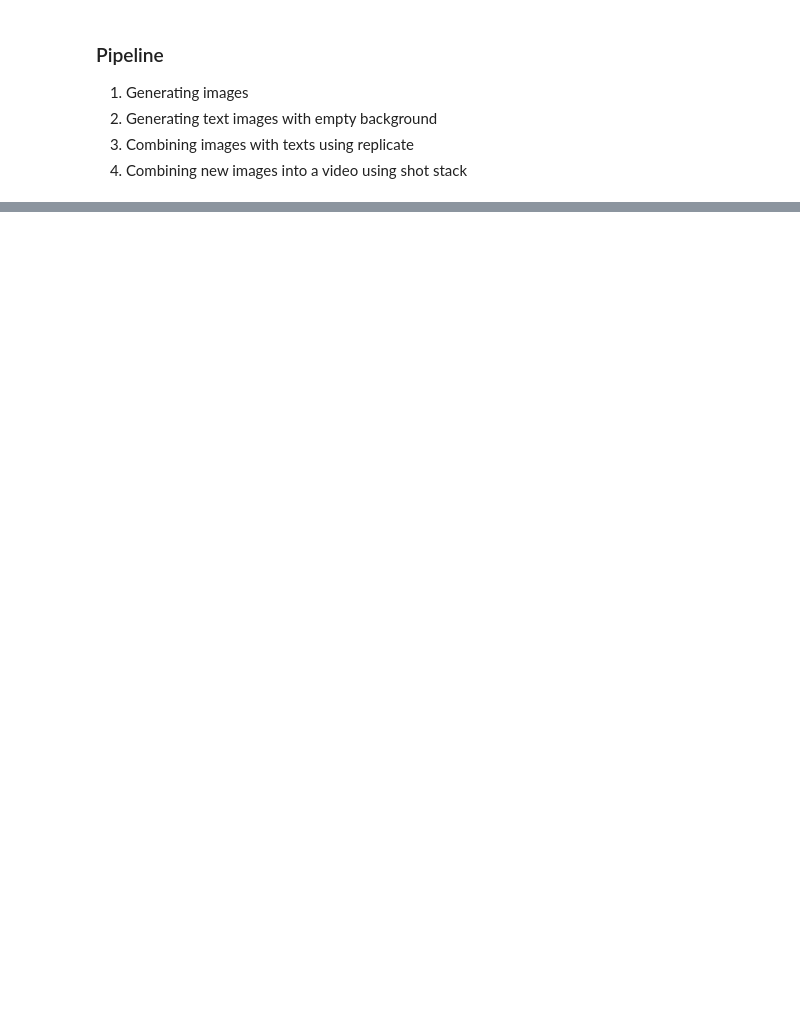
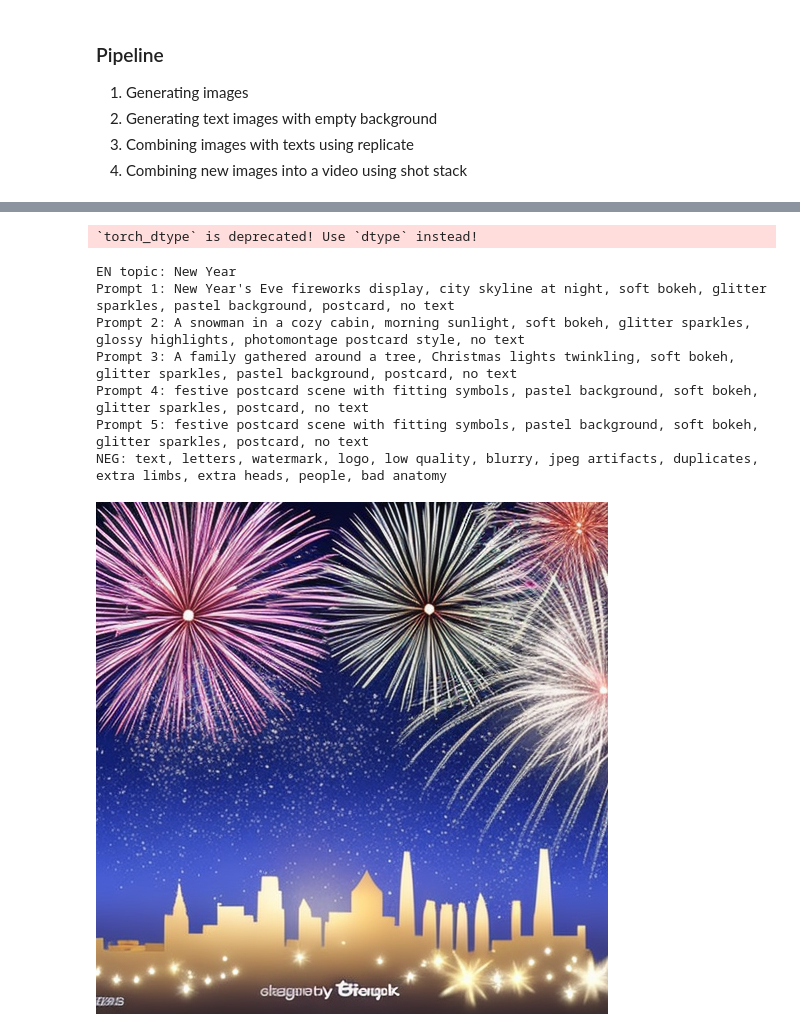
Before and after one commit to Lab-of-suffering/Cringe-media-production, a Jupyter notebook: notebooks/pipeline_example.ipynb, the cells around one changed output, grey strips where cells are left out. Cells and saved outputs as stored; diff of their text form; code cells hidden in the pictures; blank space fills up the shorter version.

```diff
--- a/notebooks/pipeline_example.ipynb
+++ b/notebooks/pipeline_example.ipynb
@@ -41,7 +63,7 @@ from uuid import UUID, uuid4
 DEVICE   = "cuda" if torch.cuda.is_available() else "cpu"
 DTYPE    = torch.float16 if DEVICE == "cuda" else torch.float32
 W, H     = 512, 512
-LORA_DIR = ""
+LORA_DIR = "/content"
 WT_NAME  = "pytorch_lora_weights.safetensors"
 BASE     = "Manojb/stable-diffusion-2-1-base"
 
@@ -127,7 +149,7 @@ def make_three_prompts(user_text: str, temperature=0.2) -> dict:
     )
     raw = q_tok.decode(out[0, enc["input_ids"].shape[-1]:], skip_special_tokens=True)
     lines = [s.strip() for s in raw.splitlines() if s.strip()]
-    lines = lines[:3] if len(lines) >= 3 else (lines + [""]*(3-len(lines)))
+    lines = lines[:5] if len(lines) >= 5 else (lines + [""]*(5-len(lines)))
     clean = [sanitize_line(l) if l else
              "festive postcard scene with fitting symbols, pastel background, soft bokeh, glitter sparkles, postcard, no text"
              for l in lines]
@@ -160,25 +182,36 @@ def gen(prompt: str, outfile: str, negative: str,
     ).images[0]
     image.save(outfile)
     return image
+# %% [output]
+`torch_dtype` is deprecated! Use `dtype` instead!
 # %%
 # Images
-INPUT_PATH = "../resources/"
+INPUT_PATH = "/content/resources/"
 user_text = "Новый год" # input()
 
 
 pack = make_three_prompts(user_text)
 print("EN topic:", pack["topic_en"])
 for i, p in enumerate(pack["prompts"], 1):
     print(f"Prompt {i}: {p}")
 print("NEG:", pack["negative"])
 
 imgs = []
 image_filenames = []
 for i, p in enumerate(pack["prompts"], 1):
     try:
         file_name = INPUT_PATH + uuid4().hex + ".png"
         img = gen(p, file_name, negative=pack["negative"], seed=1000+i)
         image_filenames.append(file_name)
         imgs.append(img); display(img)
     except Exception as e:
         print(e)
+# %% [output]
+EN topic: New Year
+Prompt 1: New Year's Eve fireworks display, city skyline at night, soft bokeh, glitter sparkles, pastel background, postcard, no text
+Prompt 2: A snowman in a cozy cabin, morning sunlight, soft bokeh, glitter sparkles, glossy highlights, photomontage postcard style, no text
+Prompt 3: A family gathered around a tree, Christmas lights twinkling, soft bokeh, glitter sparkles, pastel background, postcard, no text
+Prompt 4: festive postcard scene with fitting symbols, pastel background, soft bokeh, glitter sparkles, postcard, no text
+Prompt 5: festive postcard scene with fitting symbols, pastel background, soft bokeh, glitter sparkles, postcard, no text
+NEG: text, letters, watermark, logo, low quality, blurry, jpeg artifacts, duplicates, extra limbs, extra heads, people, bad anatomy
+[figure, added]
```
Also changed, not shown: parts of 24 cells of this notebook.
